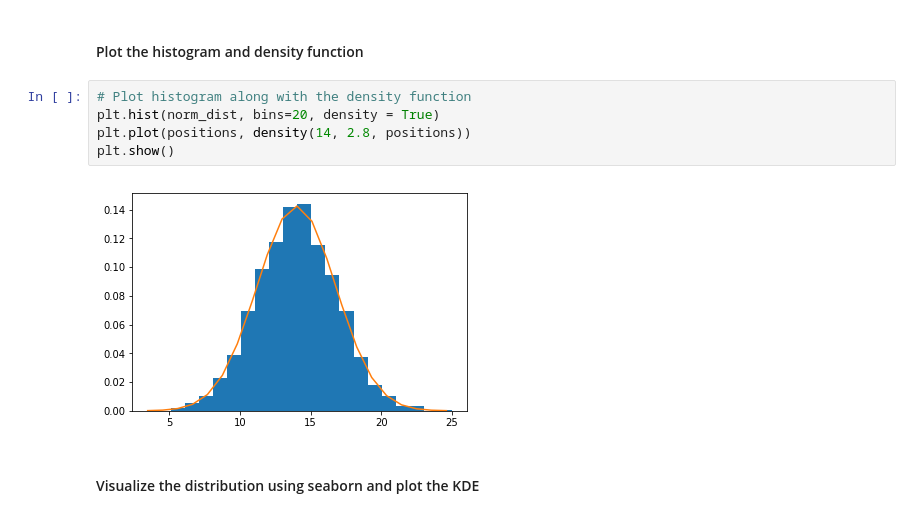
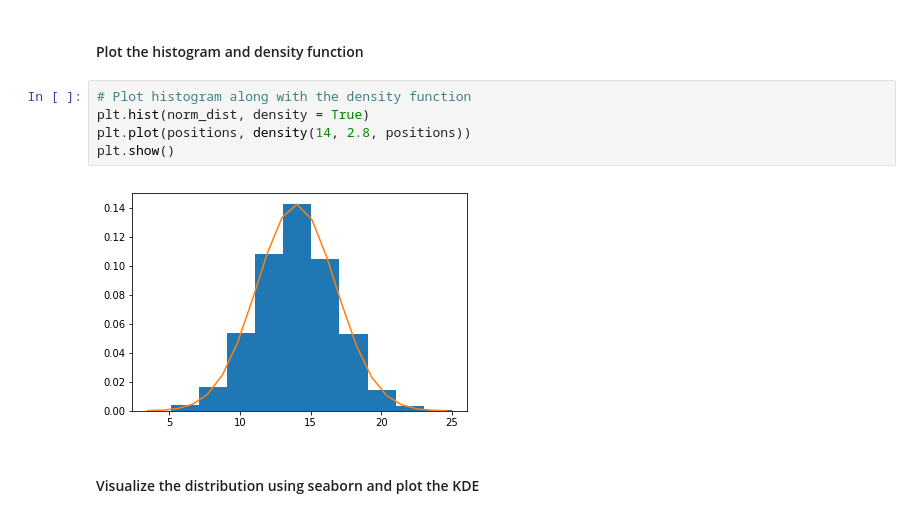
Before and after one commit to georgewillben/dsc-0-09-13-gaussian-distributions-lab-online-ds-pt-100118, a Jupyter notebook: index.ipynb, the cells around one changed output. Saved outputs shown, nothing was run; the diff lists cells and outputs as text.

```diff
--- a/index.ipynb
+++ b/index.ipynb
@@ -63,11 +63,11 @@ sum(density(14,2.8,positions))
 #### Plot the histogram and density function
 # %%
 # Plot histogram along with the density function
-plt.hist(norm_dist, bins=20, density = True)
+plt.hist(norm_dist, density = True)
 plt.plot(positions, density(14, 2.8, positions))
 plt.show()
 # %% [output]
-[figure, old version]
+[figure, new version]
 # %% [markdown]
 #### Visualize the distribution using seaborn and plot the KDE
 # %%
```
